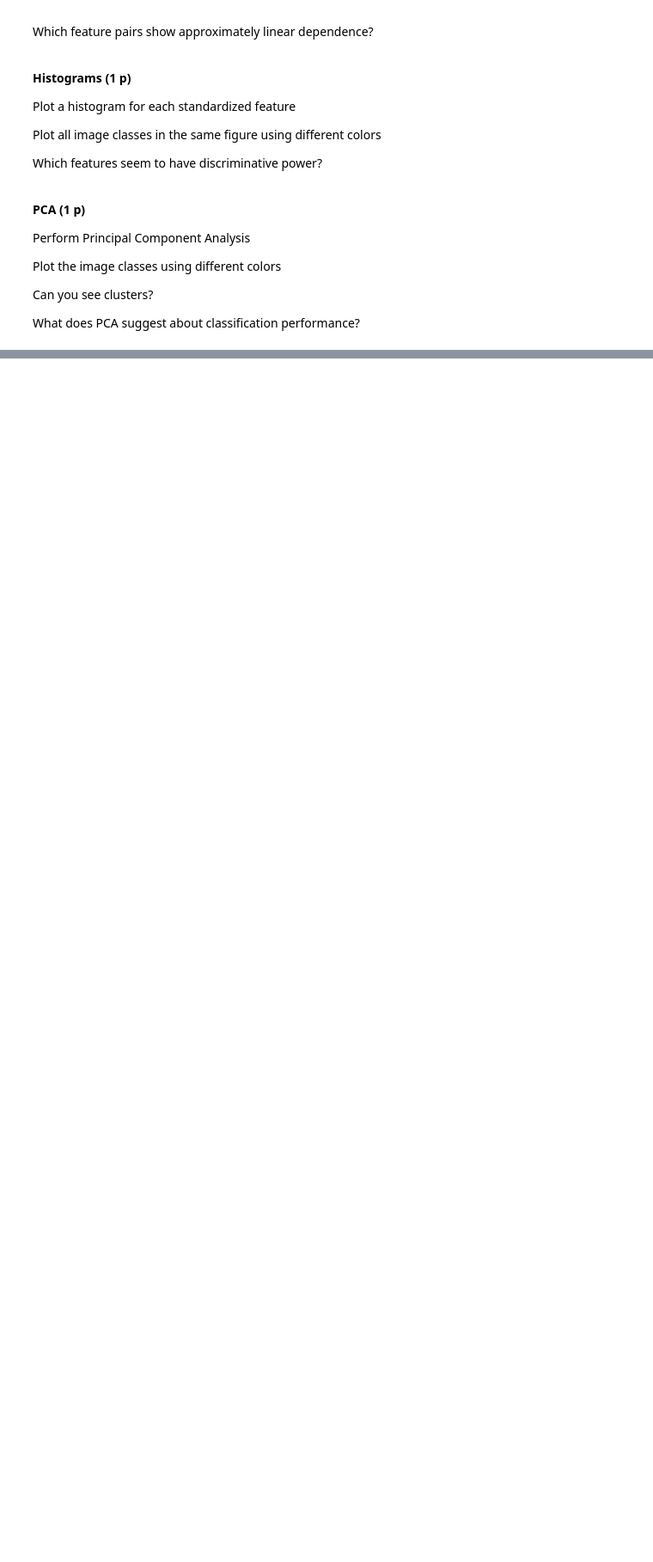
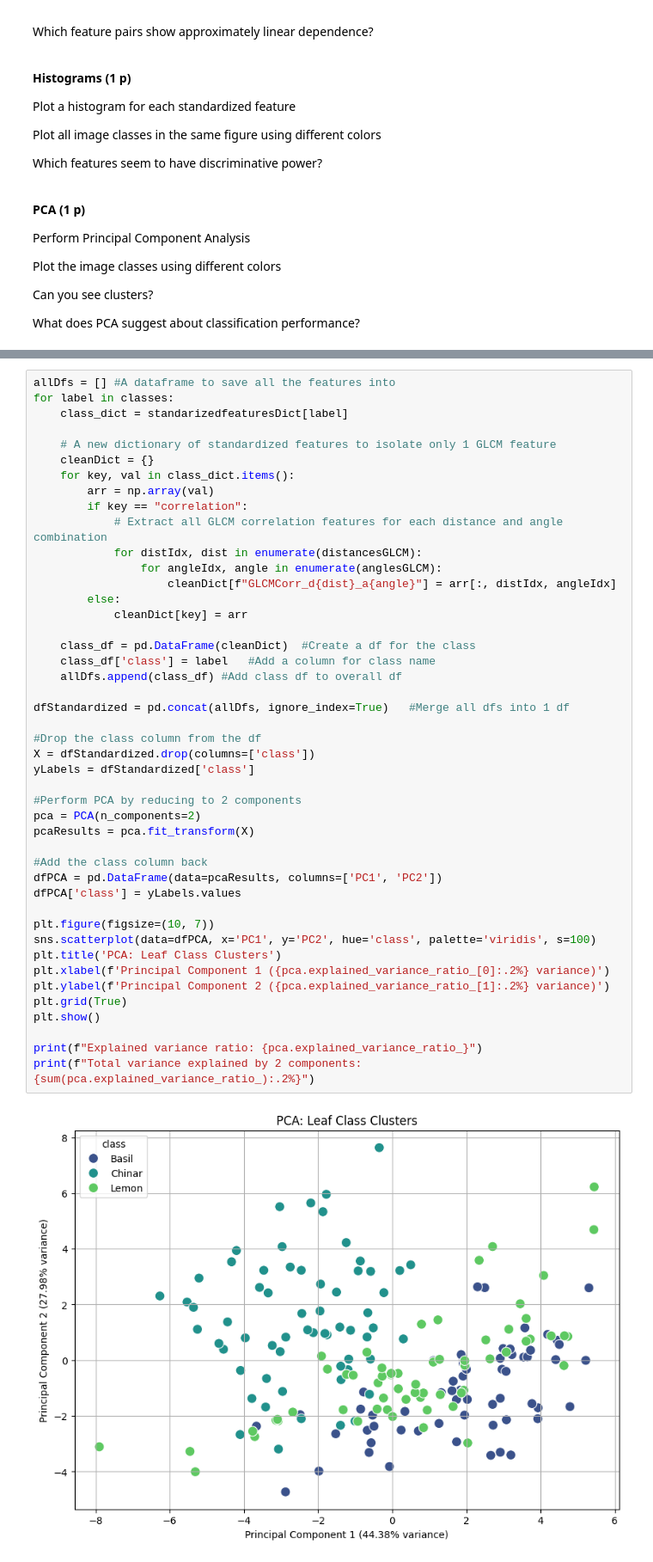
Before and after one commit to gencere757/MLPR, a Jupyter notebook: Instructions.ipynb, the cells around one changed output, grey strips where cells are left out. Shown at 86% size. Drawn from its saved outputs; the diff is of its cells as text; blank space fills up the shorter version.

```diff
--- a/Instructions.ipynb
+++ b/Instructions.ipynb
@@ -376,0 +476,47 @@ for distance in distancesGLCM:
+# %%
+allDfs = [] #A dataframe to save all the features into
+for label in classes:
+    class_dict = standarizedfeaturesDict[label]
+
+    # A new dictionary of standardized features to isolate only 1 GLCM feature
+    cleanDict = {}
+    for key, val in class_dict.items():
+        arr = np.array(val)
+        if key == "correlation":
+            # Extract all GLCM correlation features for each distance and angle combination
+            for distIdx, dist in enumerate(distancesGLCM):
+                for angleIdx, angle in enumerate(anglesGLCM):
+                    cleanDict[f"GLCMCorr_d{dist}_a{angle}"] = arr[:, distIdx, angleIdx]
+        else:
+            cleanDict[key] = arr
+
+    class_df = pd.DataFrame(cleanDict)  #Create a df for the class
+    class_df['class'] = label   #Add a column for class name
+    allDfs.append(class_df) #Add class df to overall df
+
+dfStandardized = pd.concat(allDfs, ignore_index=True)   #Merge all dfs into 1 df
+
+#Drop the class column from the df
+X = dfStandardized.drop(columns=['class'])
+yLabels = dfStandardized['class']
+
+#Perform PCA by reducing to 2 components
+pca = PCA(n_components=2)
+pcaResults = pca.fit_transform(X)
+
+#Add the class column back
+dfPCA = pd.DataFrame(data=pcaResults, columns=['PC1', 'PC2'])
+dfPCA['class'] = yLabels.values
+
+plt.figure(figsize=(10, 7))
+sns.scatterplot(data=dfPCA, x='PC1', y='PC2', hue='class', palette='viridis', s=100)
+plt.title('PCA: Leaf Class Clusters')
+plt.xlabel(f'Principal Component 1 ({pca.explained_variance_ratio_[0]:.2%} variance)')
+plt.ylabel(f'Principal Component 2 ({pca.explained_variance_ratio_[1]:.2%} variance)')
+plt.grid(True)
+plt.show()
+
+print(f"Explained variance ratio: {pca.explained_variance_ratio_}")
+print(f"Total variance explained by 2 components: {sum(pca.explained_variance_ratio_):.2%}")
+# %% [output]
+[figure, added]
```
Also changed, not shown: parts of 29 cells of this notebook.
